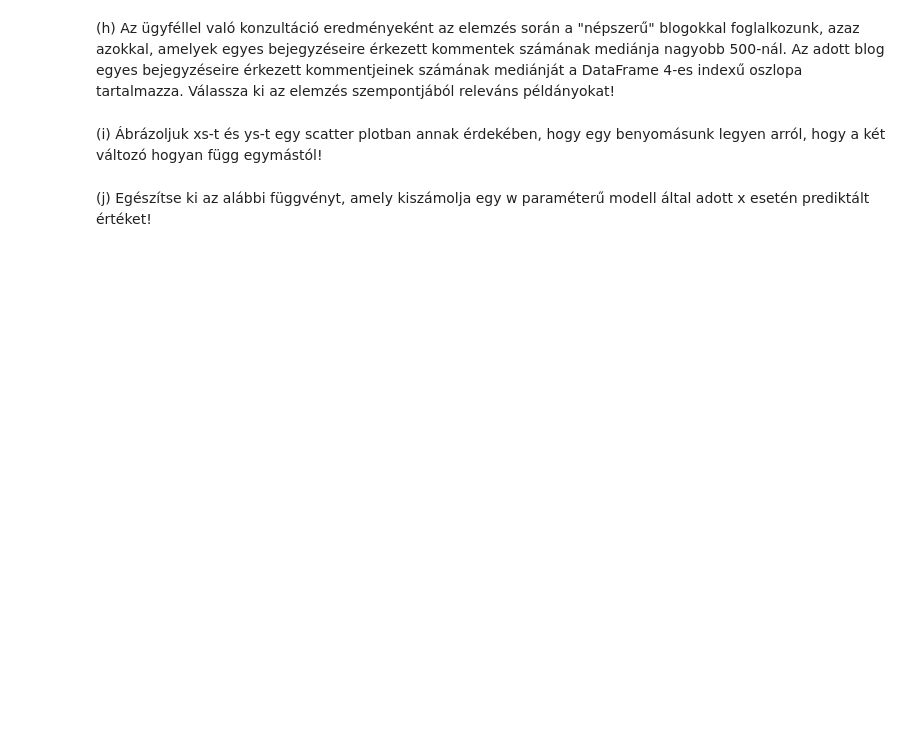
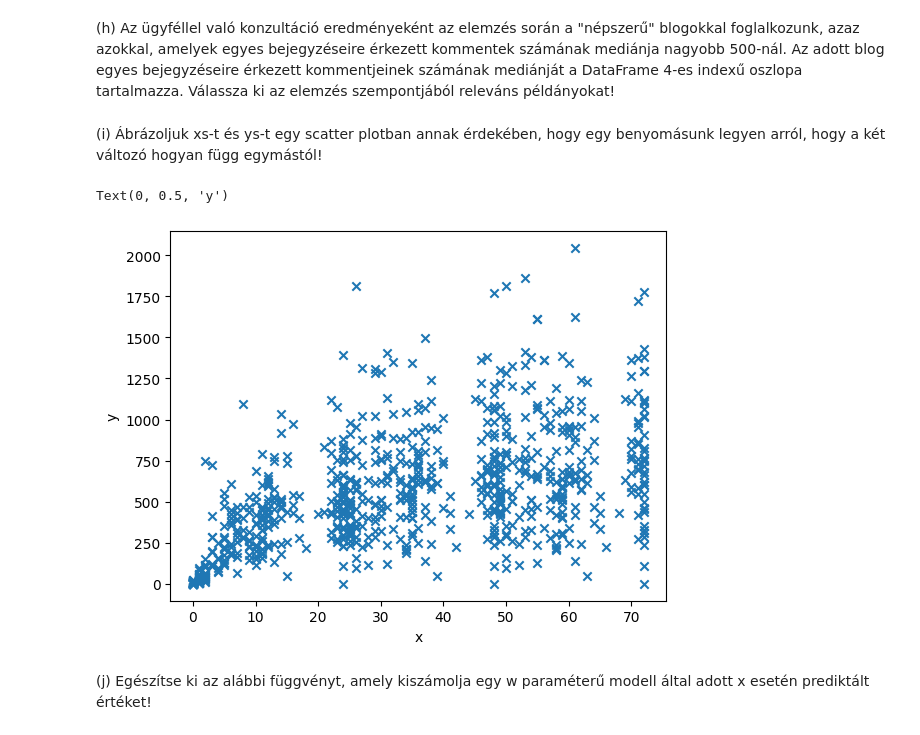
Before and after one commit to MemerGamer/IntelligensModszerekTantargy, a Jupyter notebook: LinearisRegresszio.ipynb, the cells around one changed output. Cells and saved outputs as stored; diff of their text form; code cells hidden in the pictures; blank space fills up the shorter version.

```diff
--- a/LinearisRegresszio.ipynb
+++ b/LinearisRegresszio.ipynb
@@ -54,6 +107,6 @@ BlogFeedback.zip    100%[===================>]   2.46M  11.8MB/s    in 0.2s
 # %% [markdown]
 (d) Az előző részfeladat eredményét megvizsgálva paraméterezze az adatokat pandas DataFrame-be betöltő parancsot! Ha szükséges, tanulmányozza a Pandas DataFrame read_csv metódusának dokumentációját!
 # %%
-separator = ...IDE JÖN A KÓD...
-header = ...IDE JÖN A KÓD...
+separator =  ','
+header = None
 blog_data = pd.read_csv('blogData_train.csv', header=header, sep=separator)
@@ -73,10 +177,10 @@ ys = ...IDE JÖN A KÓD... # kommentek száma (a post publikálása óta)
 # %% [markdown]
 (h) Az ügyféllel való konzultáció eredményeként az elemzés során a "népszerű" blogokkal foglalkozunk, azaz azokkal, amelyek egyes bejegyzéseire érkezett kommentek számának mediánja nagyobb 500-nál. Az adott blog egyes bejegyzéseire érkezett kommentjeinek számának mediánját a DataFrame 4-es indexű oszlopa tartalmazza. Válassza ki az elemzés szempontjából releváns példányokat!
 # %%
-popular_blogs = ...IDE JÖN A KÓD...
+popular_blogs = blog_data[blog_data.iloc[:,4] > 500]
 # azon blogok, amelyekre "tipikusan" sok komment érkezik (a kommentek számának mediánja nagyobb 500-nál)
 
-xs = ...IDE JÖN A KÓD...
-ys = ...IDE JÖN A KÓD...
+xs = popular_blogs.iloc[:,60]
+ys = popular_blogs.iloc[:,50]
 # %% [markdown]
 (i) Ábrázoljuk xs-t és ys-t egy scatter plotban annak érdekében, hogy egy benyomásunk legyen arról, hogy a két változó hogyan függ egymástól!
@@ -85,3 +187,10 @@ ys = ...IDE JÖN A KÓD...
+# %%
+plt.scatter(xs, ys, marker = 'x');
+plt.xlabel('x')
+plt.ylabel('y')
+# %% [output]
+Text(0, 0.5, 'y')
+[figure, added]
 # %% [markdown]
 (j) Egészítse ki az alábbi függvényt, amely kiszámolja egy w paraméterű modell által adott x esetén prediktált értéket!
 # %%
```
Also changed, not shown: parts of 24 cells of this notebook.
